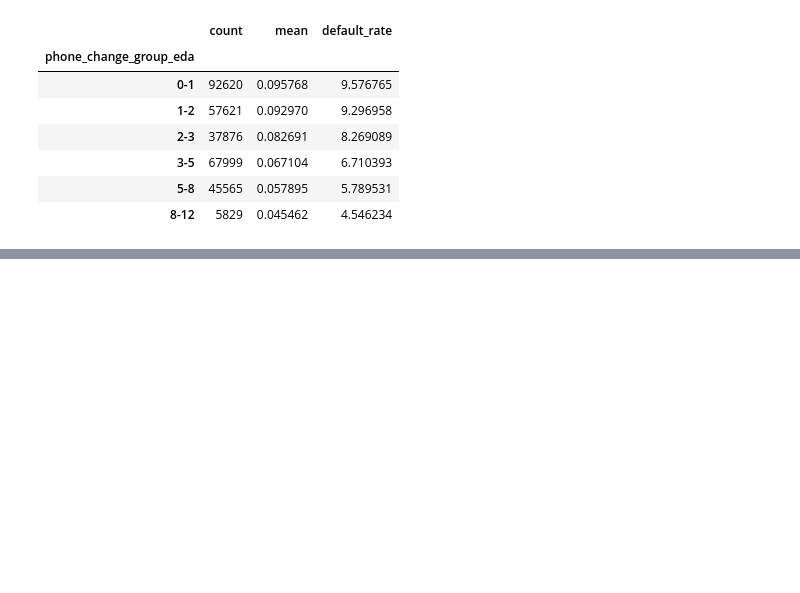
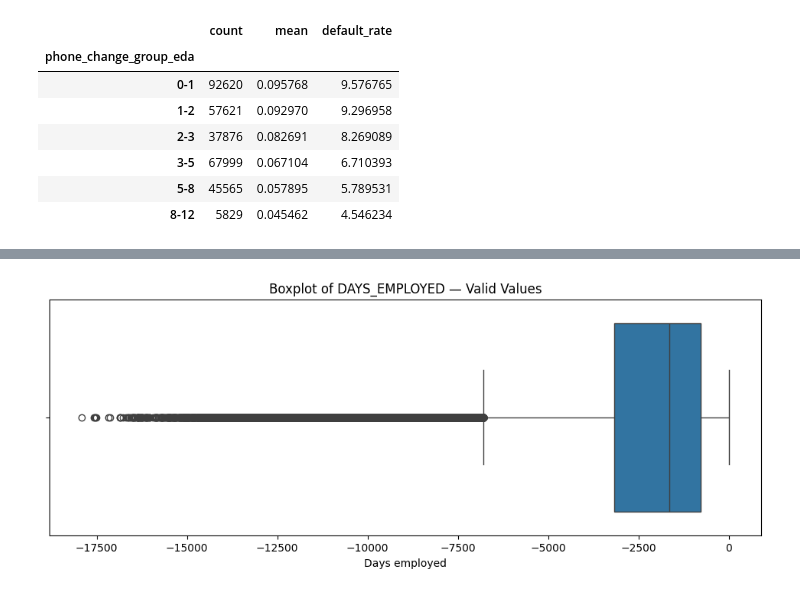
Before and after one commit to Roxy099/data_science_project, a Jupyter notebook: notebooks/baseline_model.ipynb, the cells around one changed output, grey strips where cells are left out. Cells and saved outputs as stored; diff of their text form; code cells hidden in the pictures; blank space fills up the shorter version.

```diff
--- a/notebooks/baseline_model.ipynb
+++ b/notebooks/baseline_model.ipynb
@@ -1675,0 +1726,16 @@ phone_change_summary
+# %%
+days_employed_valid = application_df.loc[
+    application_df['days_employed'] != 365243,
+    'days_employed'
+]
+# %%
+plt.figure(figsize=(12, 4))
+
+sns.boxplot(x=days_employed_valid)
+
+plt.title('Boxplot of DAYS_EMPLOYED — Valid Values')
+plt.xlabel('Days employed')
+
+plt.show()
+# %% [output]
+[figure, added]
```
Also changed, not shown: parts of 13 cells of this notebook.
